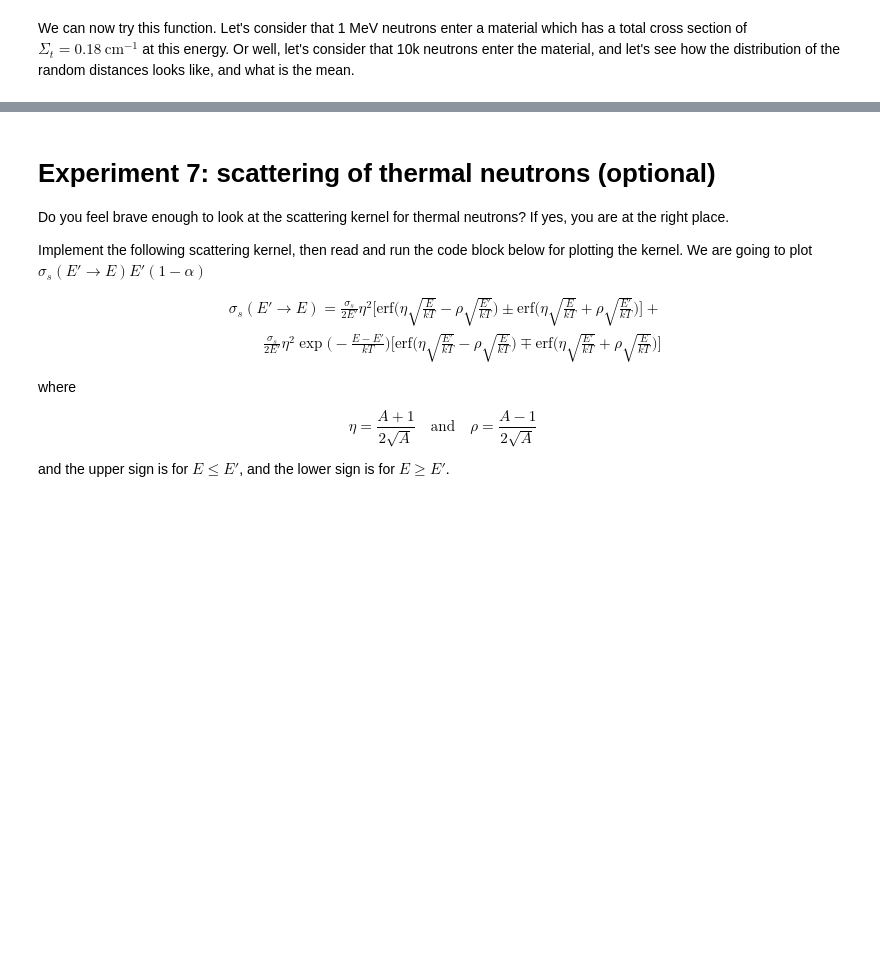
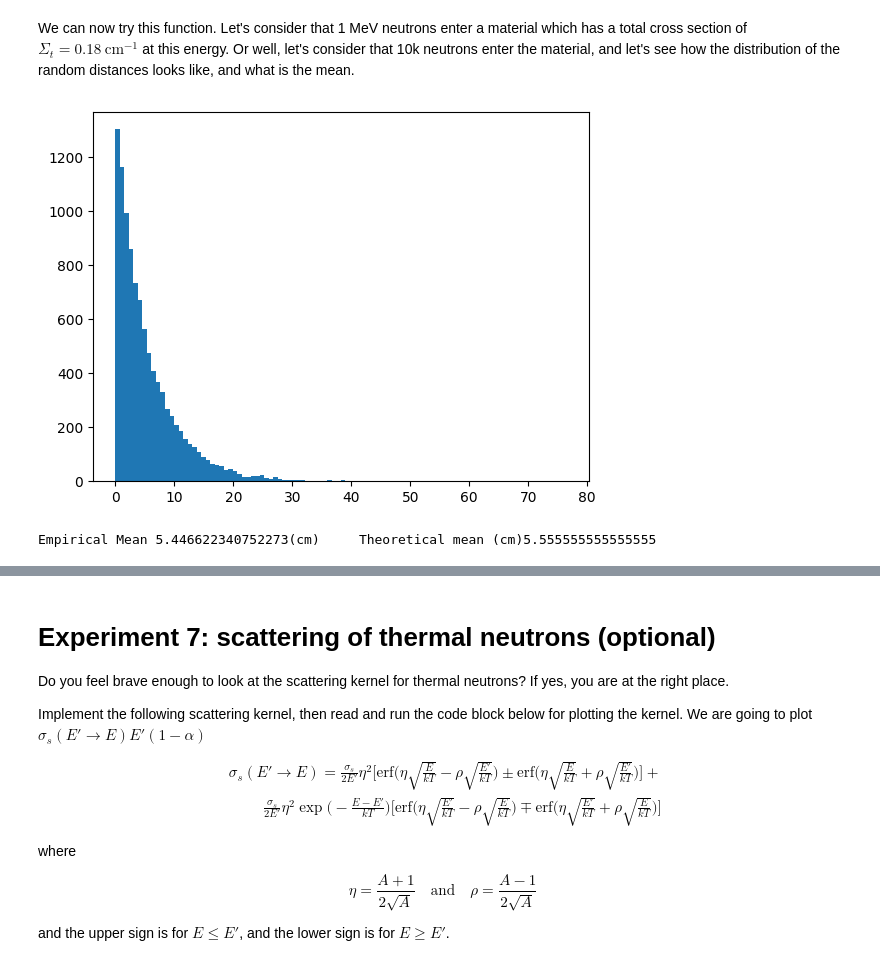
Before and after one commit to AlexHedene/Prog2_Projects, a Jupyter notebook: Reactor_Lovisa/Datalab_tasks_2023/Datalabs/Datalab04/4-Scattering_MCintro.ipynb, the cells around one changed output, grey strips where cells are left out. Saved outputs shown, nothing was run; the diff lists cells and outputs as text; code cells hidden in the pictures; blank space fills up the shorter version.

```diff
--- a/Reactor_Lovisa/Datalab_tasks_2023/Datalabs/Datalab04/4-Scattering_MCintro.ipynb
+++ b/Reactor_Lovisa/Datalab_tasks_2023/Datalabs/Datalab04/4-Scattering_MCintro.ipynb
@@ -381,21 +380,24 @@ def distanceToCollision(SigT,N=1):
         Random distance between collisions
     """
     r = np.random.uniform(0,1,N)
-    x = # Complete the line
+    x = -np.log(r)/SigT
     return x
 # %% [markdown]
 We can now try this function. Let's consider that 1 MeV neutrons enter a material which has a total cross section of $\Sigma_t=0.18 \: \text{cm}^{-1}$ at this energy. Or well, let's consider that 10k neutrons enter the material, and let's see how the distribution of the random distances looks like, and what is the mean.
 # %%
 SigT=0.18
 N=10000
-ds=#call distanceToCollision() here
+ds=distanceToCollision(SigT, N)
 
 plt.figure()
 plt.hist(ds,100)
 plt.show()
 
-print('Empirical Mean (cm) \t Theoretical mean (cm)')
+print(f'Empirical Mean {np.mean(ds)}(cm) \t Theoretical mean (cm){1/SigT}')
 print() #print the empirical mean free path. and the mean free path expected from theory
+# %% [output]
+[figure, added]
+Empirical Mean 5.446622340752273(cm)     Theoretical mean (cm)5.555555555555555
 # %% [markdown]
 ### Continous distribution II: Watt distribution
 
```
Also changed, not shown: parts of 13 cells of this notebook.
